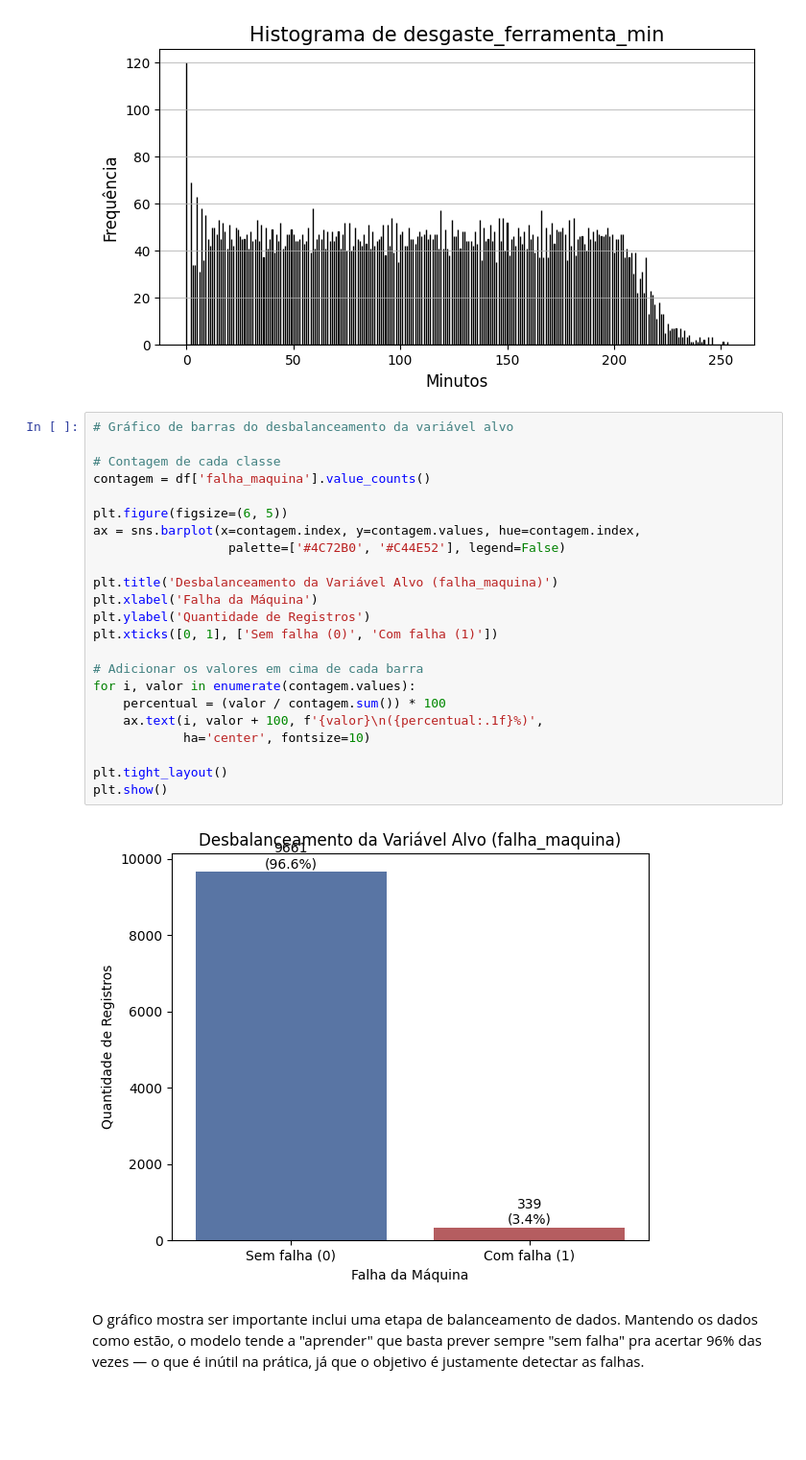
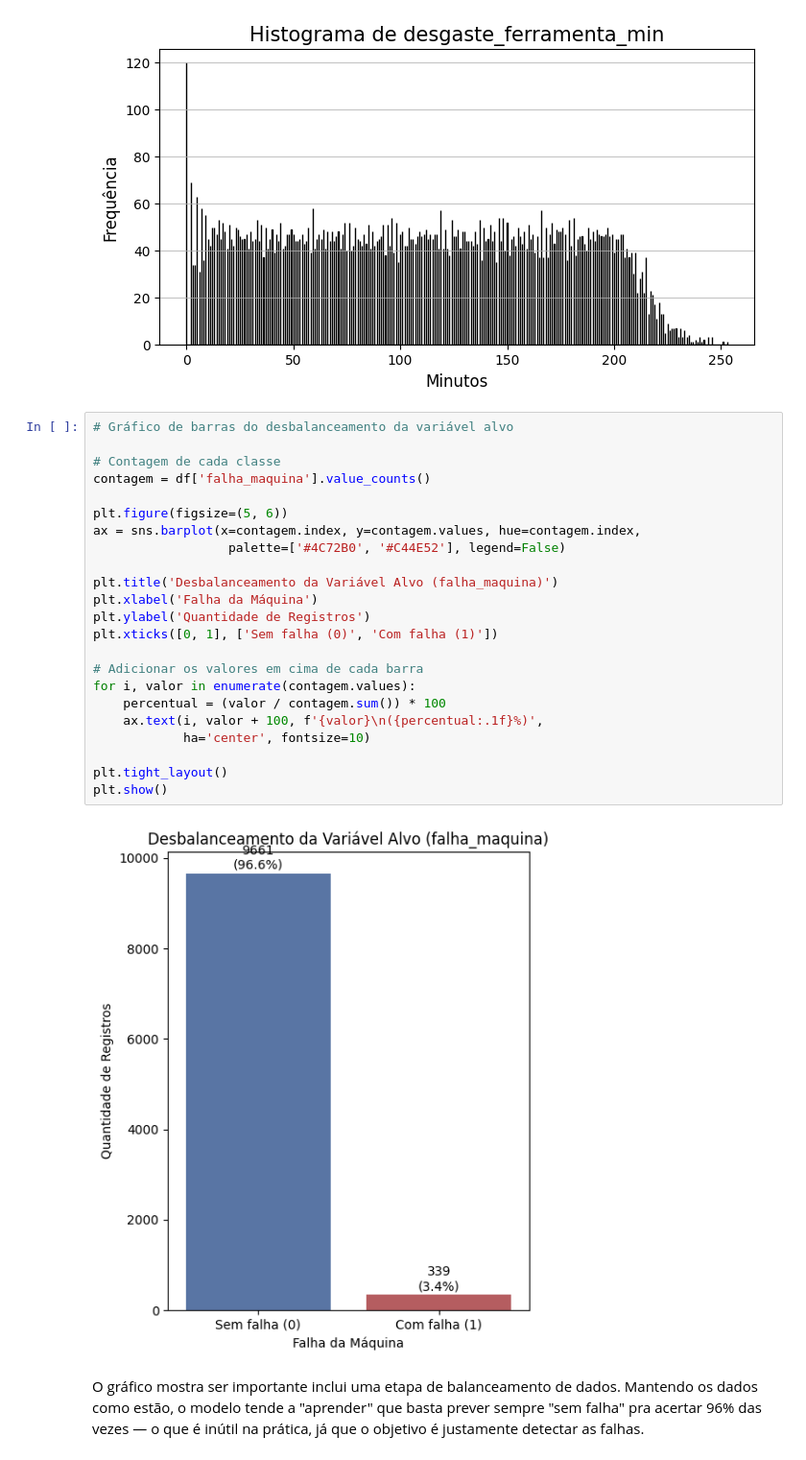
Before and after one commit to eduardobauer1981/PROJETOAVALIATIVO_MODULO1, a Jupyter notebook: projeto_maquinas.ipynb, the cells around one changed output. Shown at 96% size. Cells and saved outputs as stored; diff of their text form; blank space fills up the shorter version.

```diff
--- a/projeto_maquinas.ipynb
+++ b/projeto_maquinas.ipynb
@@ -144,28 +152,28 @@ plt.show()
 # %%
 # Gráfico de barras do desbalanceamento da variável alvo
 
 # Contagem de cada classe
 contagem = df['falha_maquina'].value_counts()
 
-plt.figure(figsize=(6, 5))
+plt.figure(figsize=(5, 6))
 ax = sns.barplot(x=contagem.index, y=contagem.values, hue=contagem.index,
                   palette=['#4C72B0', '#C44E52'], legend=False)
 
 plt.title('Desbalanceamento da Variável Alvo (falha_maquina)')
 plt.xlabel('Falha da Máquina')
 plt.ylabel('Quantidade de Registros')
 plt.xticks([0, 1], ['Sem falha (0)', 'Com falha (1)'])
 
 # Adicionar os valores em cima de cada barra
 for i, valor in enumerate(contagem.values):
     percentual = (valor / contagem.sum()) * 100
     ax.text(i, valor + 100, f'{valor}\n({percentual:.1f}%)',
             ha='center', fontsize=10)
 
 plt.tight_layout()
 plt.show()
 # %% [output]
-[figure, old version]
+[figure, new version]
 # %% [markdown]
 O gráfico mostra ser importante inclui uma etapa de balanceamento de dados. Mantendo os dados como estão, o modelo tende a "aprender" que basta prever sempre "sem falha" pra acertar 96% das vezes — o que é inútil na prática, já que o objetivo é justamente detectar as falhas.
 # %%
```
Also changed, not shown: parts of 12 cells of this notebook, 2 other files.
